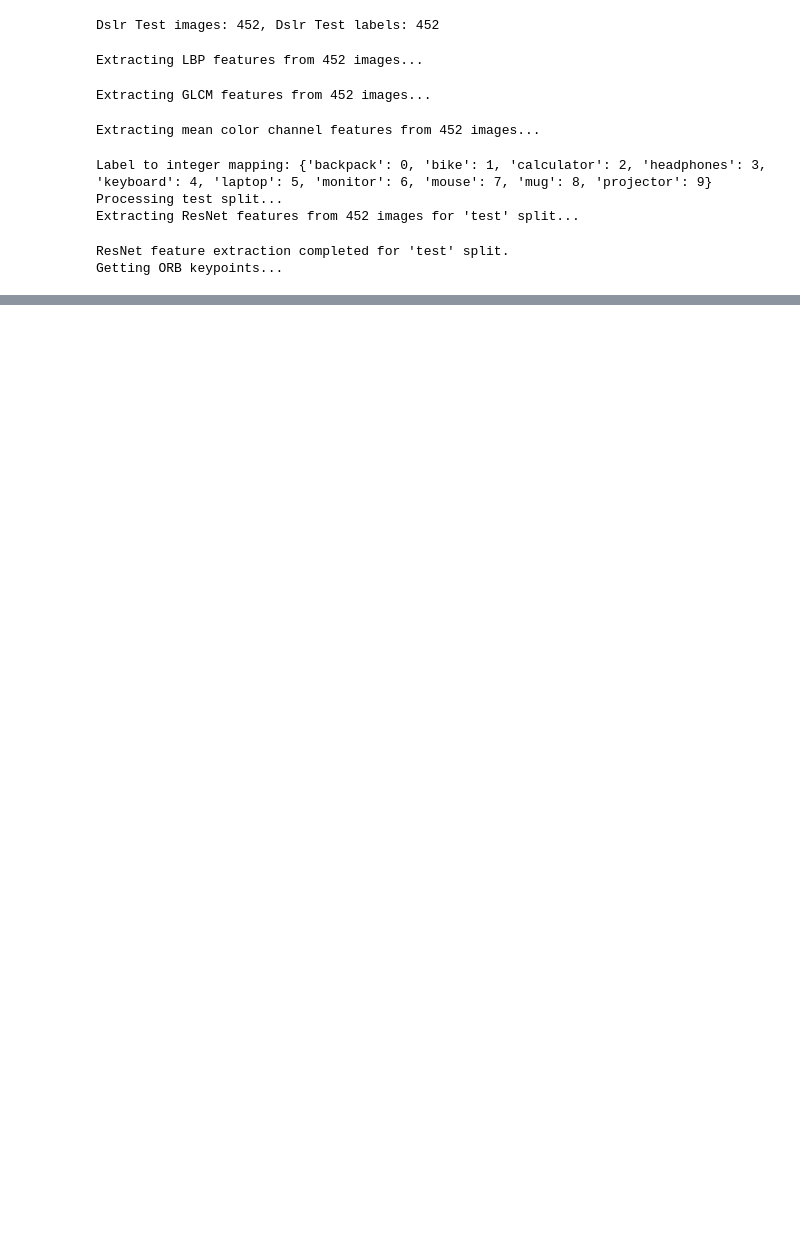
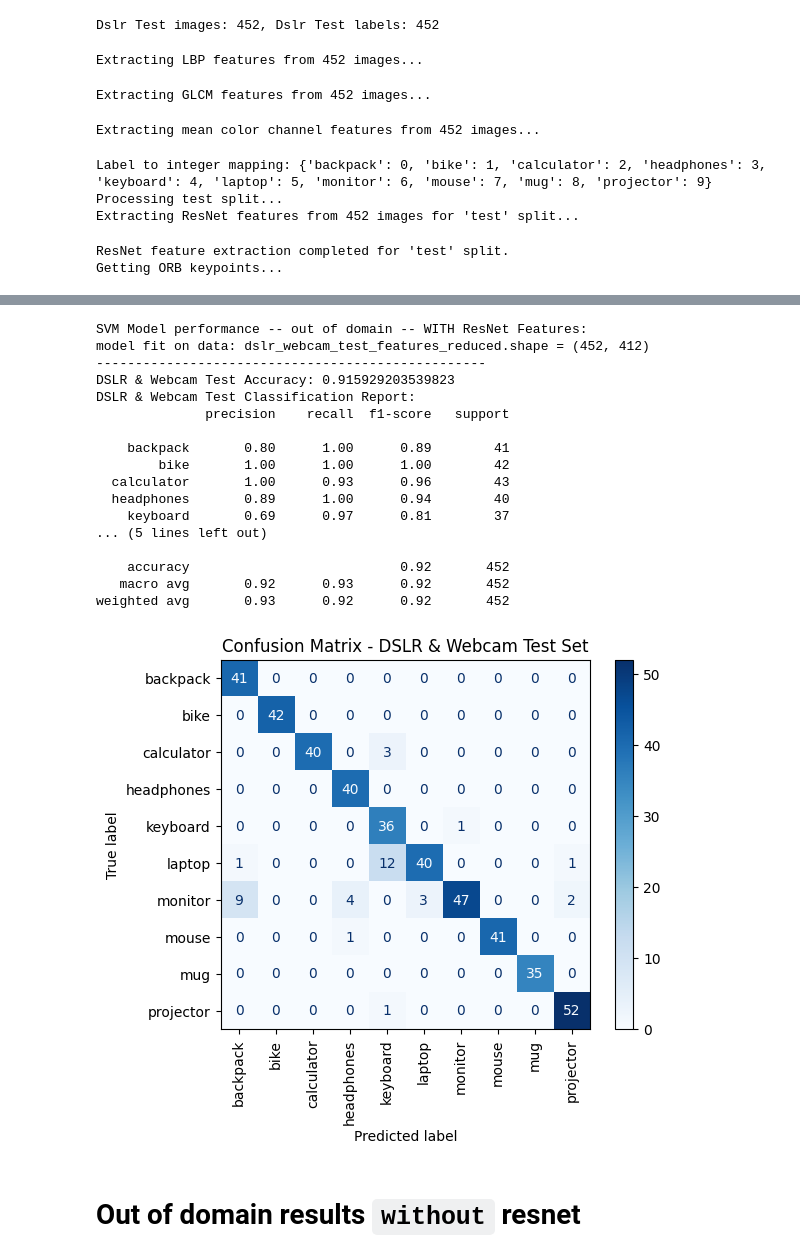
Before and after one commit to kennyalexlin/W281-Domain-Adaptation-Final-Project, a Jupyter notebook: full_extract_pipeline.ipynb, the cells around one changed output, grey strips where cells are left out. Saved outputs shown, nothing was run; the diff lists cells and outputs as text; code cells hidden in the pictures; blank space fills up the shorter version.

```diff
--- a/full_extract_pipeline.ipynb
+++ b/full_extract_pipeline.ipynb
@@ -722,0 +722,10 @@ NameError: name 'clean_features' is not defined
+# %%
+# Load and clean DSLR test features with resnet
+dslr_webcam_test_features, dslr_webcam_test_labels = load_features(dslr_webcam_file_paths, split_type = "test")
+dslr_webcam_test_features = clean_features(dslr_webcam_test_features)
+
+# Normalize the training features
+dslr_webcam_test_features_normalized = scaler.transform(dslr_webcam_test_features)
+
+# Fit PCA on training features for resnet data
+dslr_webcam_test_features_reduced = pca.transform(dslr_webcam_test_features_normalized)
@@ -722,0 +742,49 @@ NameError: name 'clean_features' is not defined
+# %%
+import matplotlib.pyplot as plt
+from sklearn.metrics import confusion_matrix, ConfusionMatrixDisplay
+from sklearn.metrics import classification_report, accuracy_score
+
+#  Evaluate the model on DSLR test features
+# Step 6: Train an SVM model
+print("\nSVM Model performance -- out of domain -- WITH ResNet Features:")
+print(f"model fit on data: {dslr_webcam_test_features_reduced.shape = }")
+print('-'*50)
+
+# Evaluate the model on DSLR test features
+dslr_webcam_test_predictions = svm_model.predict(dslr_webcam_test_features_reduced)
+dslr_webcam_test_accuracy = accuracy_score(dslr_webcam_test_labels, dslr_webcam_test_predictions)
+
+# Print classification report and accuracy
+print(f"DSLR & Webcam Test Accuracy: {dslr_webcam_test_accuracy}")
+print("DSLR & Webcam Test Classification Report:")
+print(classification_report(dslr_webcam_test_labels, dslr_webcam_test_predictions))
+
+# Compute confusion matrix
+conf_matrix = confusion_matrix(dslr_webcam_test_labels, dslr_webcam_test_predictions)
+
+# Display confusion matrix as a heatmap
+disp = ConfusionMatrixDisplay(confusion_matrix=conf_matrix, display_labels=np.unique(dslr_webcam_test_labels))
+disp.plot(cmap=plt.cm.Blues, xticks_rotation='vertical')
+plt.title("Confusion Matrix - DSLR & Webcam Test Set")
+plt.show()
+# %% [output]
+SVM Model performance -- out of domain -- WITH ResNet Features:
+model fit on data: dslr_webcam_test_features_reduced.shape = (452, 412)
+--------------------------------------------------
+DSLR & Webcam Test Accuracy: 0.915929203539823
+DSLR & Webcam Test Classification Report:
+              precision    recall  f1-score   support
+
+    backpack       0.80      1.00      0.89        41
+        bike       1.00      1.00      1.00        42
+  calculator       1.00      0.93      0.96        43
+  headphones       0.89      1.00      0.94        40
+    keyboard       0.69      0.97      0.81        37
+... (5 lines left out)
+
+    accuracy                           0.92       452
+   macro avg       0.92      0.93      0.92       452
+weighted avg       0.93      0.92      0.92       452
+[figure, added]
+# %% [markdown]
+# Out of domain results `without` resnet
```
Also changed, not shown: parts of 17 cells of this notebook, 6 other files.
